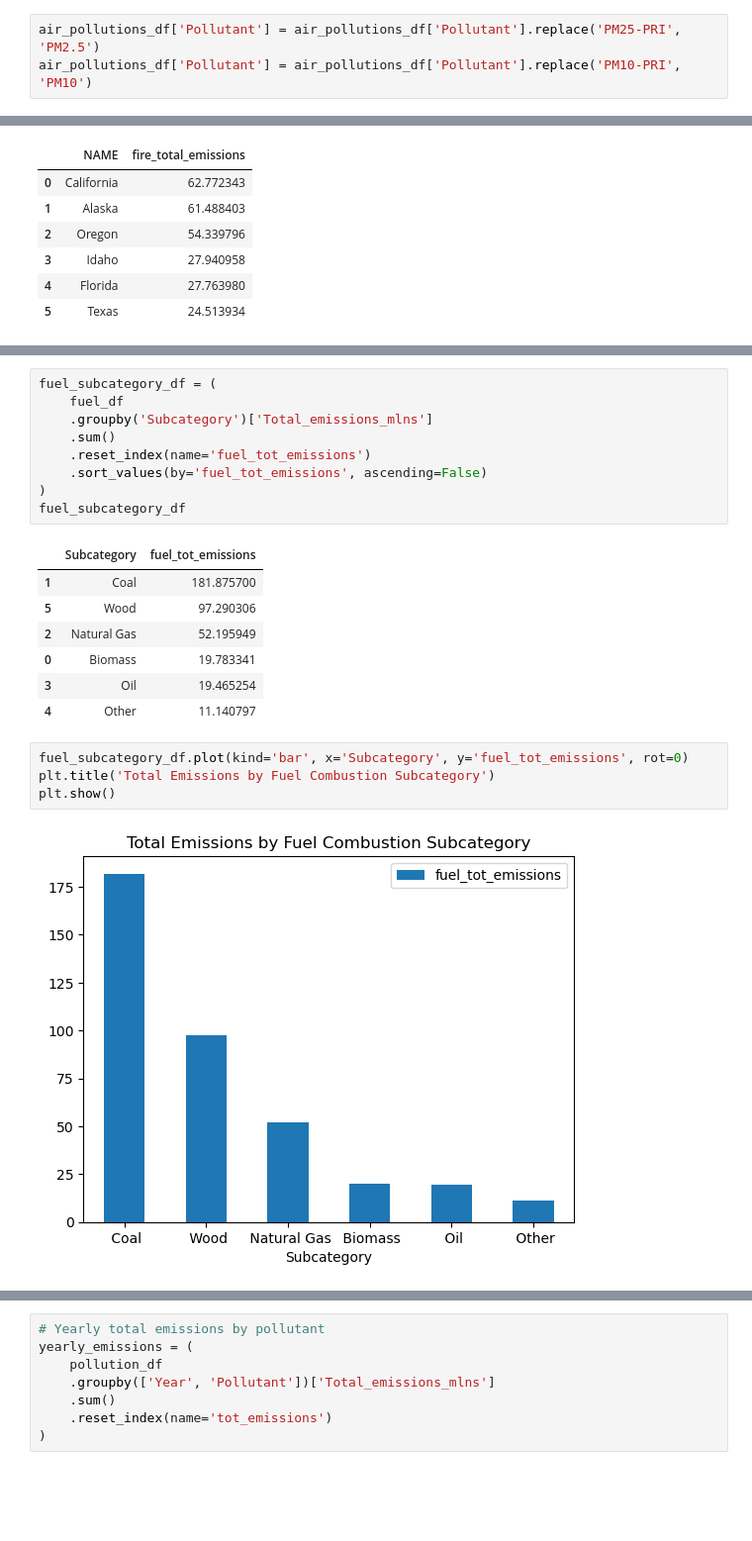
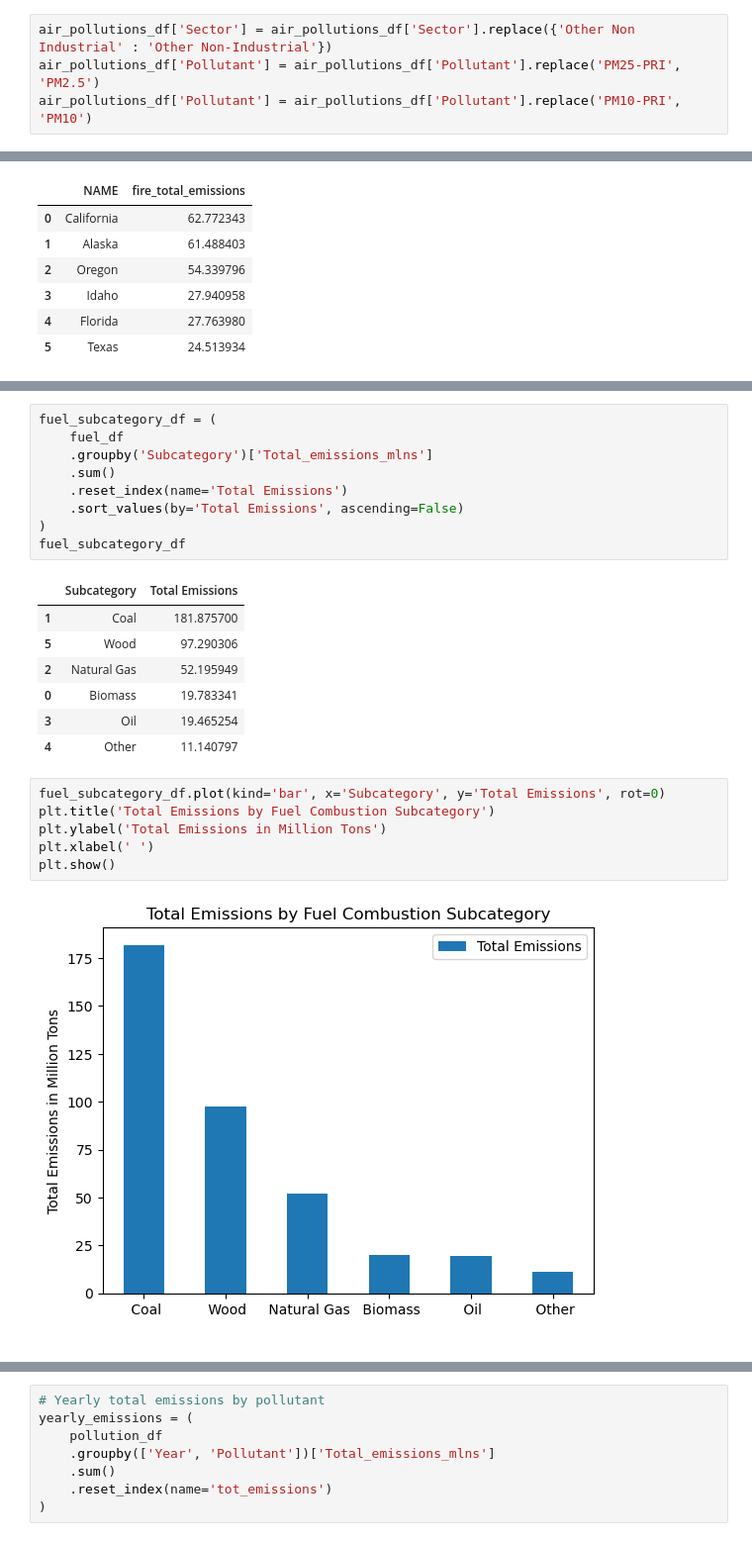
Before and after one commit to ShamithaJino/Air-Pollution-Analysis, a Jupyter notebook: notebook/sector_state_emission_analysis.ipynb, the cells around one changed output, grey strips where cells are left out. Shown at 99% size. Drawn from its saved outputs; the diff is of its cells as text; blank space fills up the shorter version.

```diff
--- a/notebook/sector_state_emission_analysis.ipynb
+++ b/notebook/sector_state_emission_analysis.ipynb
@@ -30,6 +30,7 @@ air_pollutions_df.head()
 | 4 | 1 | AL | Black Carbon | Dust | 49.204652 | 45.977755 | 50.477153 | 53.880845 | ... |
 5 rows × 29 columns
 # %%
+air_pollutions_df['Sector'] = air_pollutions_df['Sector'].replace({'Other Non Industrial' : 'Other Non-Industrial'})
 air_pollutions_df['Pollutant'] = air_pollutions_df['Pollutant'].replace('PM25-PRI', 'PM2.5')
 air_pollutions_df['Pollutant'] = air_pollutions_df['Pollutant'].replace('PM10-PRI', 'PM10')
 # %%
@@ -348,12 +371,12 @@ fuel_subcategory_df = (
     fuel_df
     .groupby('Subcategory')['Total_emissions_mlns']
     .sum()
-    .reset_index(name='fuel_tot_emissions')
-    .sort_values(by='fuel_tot_emissions', ascending=False)
+    .reset_index(name='Total Emissions')
+    .sort_values(by='Total Emissions', ascending=False)
 )
 fuel_subcategory_df
 # %% [output]
-|  | Subcategory | fuel_tot_emissions |
+|  | Subcategory | Total Emissions |
 | 1 | Coal | 181.875700 |
 | 5 | Wood | 97.290306 |
 | 2 | Natural Gas | 52.195949 |
@@ -361,11 +384,13 @@ fuel_subcategory_df
 | 3 | Oil | 19.465254 |
 | 4 | Other | 11.140797 |
 # %%
-fuel_subcategory_df.plot(kind='bar', x='Subcategory', y='fuel_tot_emissions', rot=0)
+fuel_subcategory_df.plot(kind='bar', x='Subcategory', y='Total Emissions', rot=0)
 plt.title('Total Emissions by Fuel Combustion Subcategory')
+plt.ylabel('Total Emissions in Million Tons')
+plt.xlabel(' ')
 plt.show()
 # %% [output]
-[figure, old version]
+[figure, new version]
 # %%
 yearly_subcat_df = (
     fuel_df
```
Also changed, not shown: parts of 24 cells of this notebook, 2 other files.
